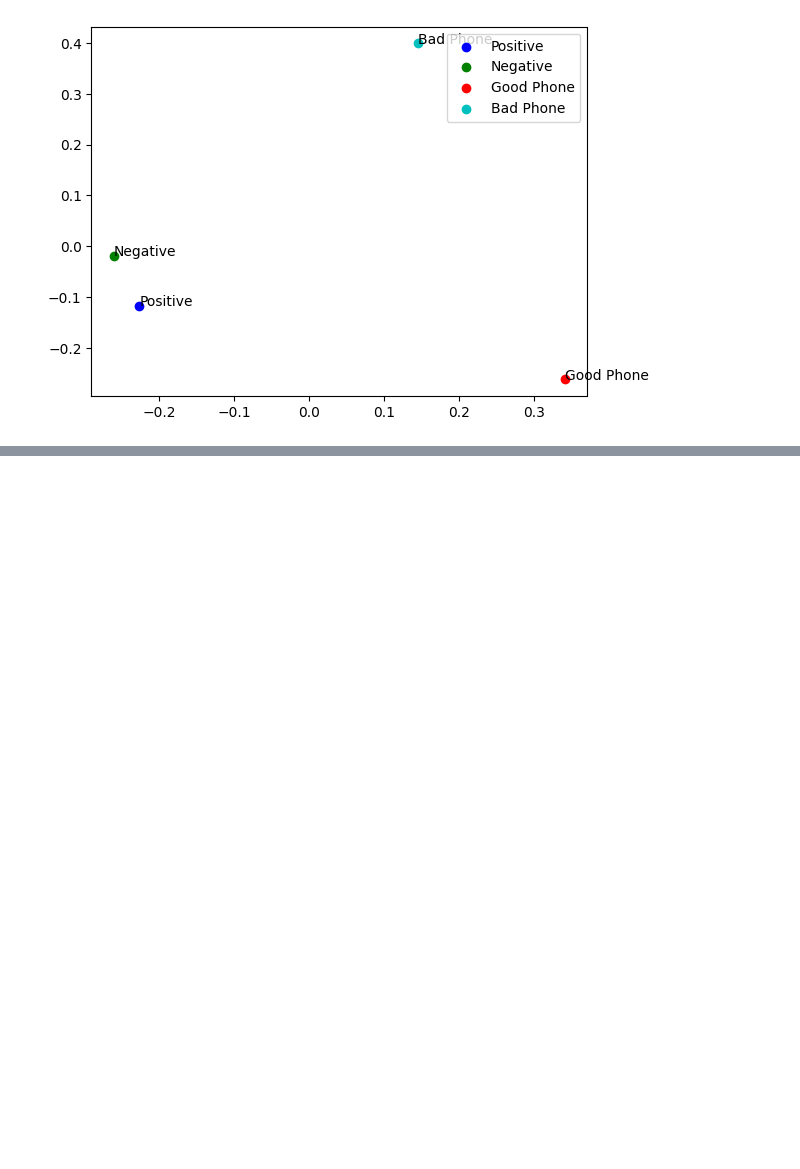
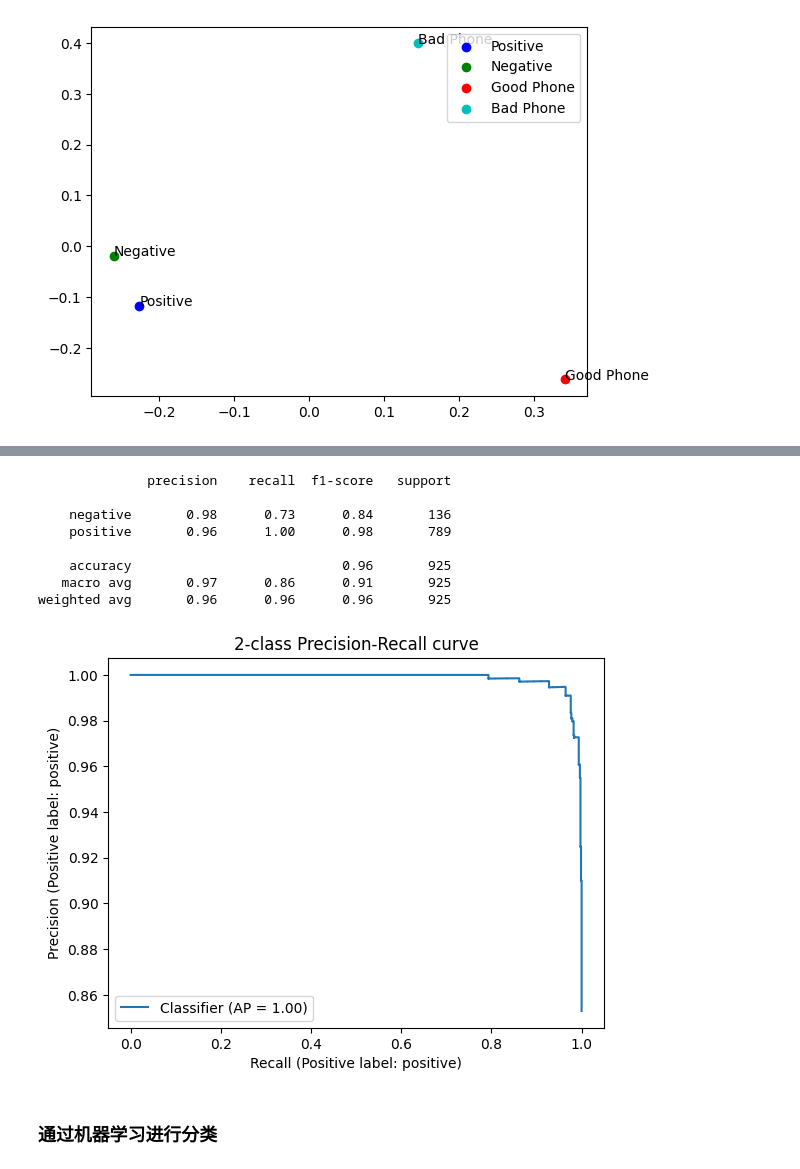
Before and after one commit to xuwenhao/mactalk-ai-course, a Jupyter notebook: week2.ipynb, the cells around one changed output, grey strips where cells are left out. Cells and saved outputs as stored; diff of their text form; code cells hidden in the pictures; blank space fills up the shorter version.

```diff
--- a/week2.ipynb
+++ b/week2.ipynb
@@ -522,8 +522,8 @@ random_vector = np.random.randn(len(original_vector))
 orthogonal_vector = random_vector - random_vector.dot(original_vector) * original_vector
 
 # 验证新向量与原向量是否正交（即它们的余弦相似度是否为0）
-cosine_similarity = np.dot(original_vector, orthogonal_vector) / (np.linalg.norm(original_vector) * np.linalg.norm(orthogonal_vector))
-print(cosine_similarity)  # 这个值应该接近0
+cos_sim = np.dot(original_vector, orthogonal_vector) / (np.linalg.norm(original_vector) * np.linalg.norm(orthogonal_vector))
+print(cos_sim)  # 这个值应该接近0
 # %% [output]
 -9.09016681580666e-18
 # %% [markdown]
@@ -568,0 +569,14 @@ visualize_words(words, vectors)
+# %%
+import pandas as pd
+import numpy as np
+
+from sklearn.metrics import classification_report
+
+datafile_path = "data/fine_food_reviews_with_embeddings_1k.csv"
+
+df = pd.read_csv(datafile_path)
+df["embedding"] = df.embedding.apply(eval).apply(np.array) # type: ignore
+
+# convert 5-star rating to binary sentiment
+df = df[df.Score != 3]
+df["sentiment"] = df.Score.replace({1: "negative", 2: "negative", 4: "positive", 5: "positive"})
@@ -568,0 +592,35 @@ visualize_words(words, vectors)
+# %%
+from sklearn.metrics import PrecisionRecallDisplay
+from openai.embeddings_utils import cosine_similarity, get_embedding
+
+def evaluate_embeddings_approach(
+    labels = ['negative', 'positive'],
+    model = EMBEDDING_MODEL,
+):
+    label_embeddings = [get_embedding(label, engine=model) for label in labels]
+
+    def label_score(review_embedding, label_embeddings):
+        return cosine_similarity(review_embedding, label_embeddings[1]) - cosine_similarity(review_embedding, label_embeddings[0])
+
+    probas = df["embedding"].apply(lambda x: label_score(x, label_embeddings))
+    preds = probas.apply(lambda x: 'positive' if x>0 else 'negative')
+
+    report = classification_report(df.sentiment, preds)
+    print(report)
+
+    display = PrecisionRecallDisplay.from_predictions(df.sentiment, probas, pos_label='positive')
+    _ = display.ax_.set_title("2-class Precision-Recall curve")
+
+evaluate_embeddings_approach(labels=['An Amazon review with a negative sentiment.', 'An Amazon review with a positive sentiment.'])
+# %% [output]
+              precision    recall  f1-score   support
+
+    negative       0.98      0.73      0.84       136
+    positive       0.96      1.00      0.98       789
+
+    accuracy                           0.96       925
+   macro avg       0.97      0.86      0.91       925
+weighted avg       0.96      0.96      0.96       925
+[figure, added]
+# %% [markdown]
+### 通过机器学习进行分类
```
Also changed, not shown: parts of 25 cells of this notebook, 2 other files.
